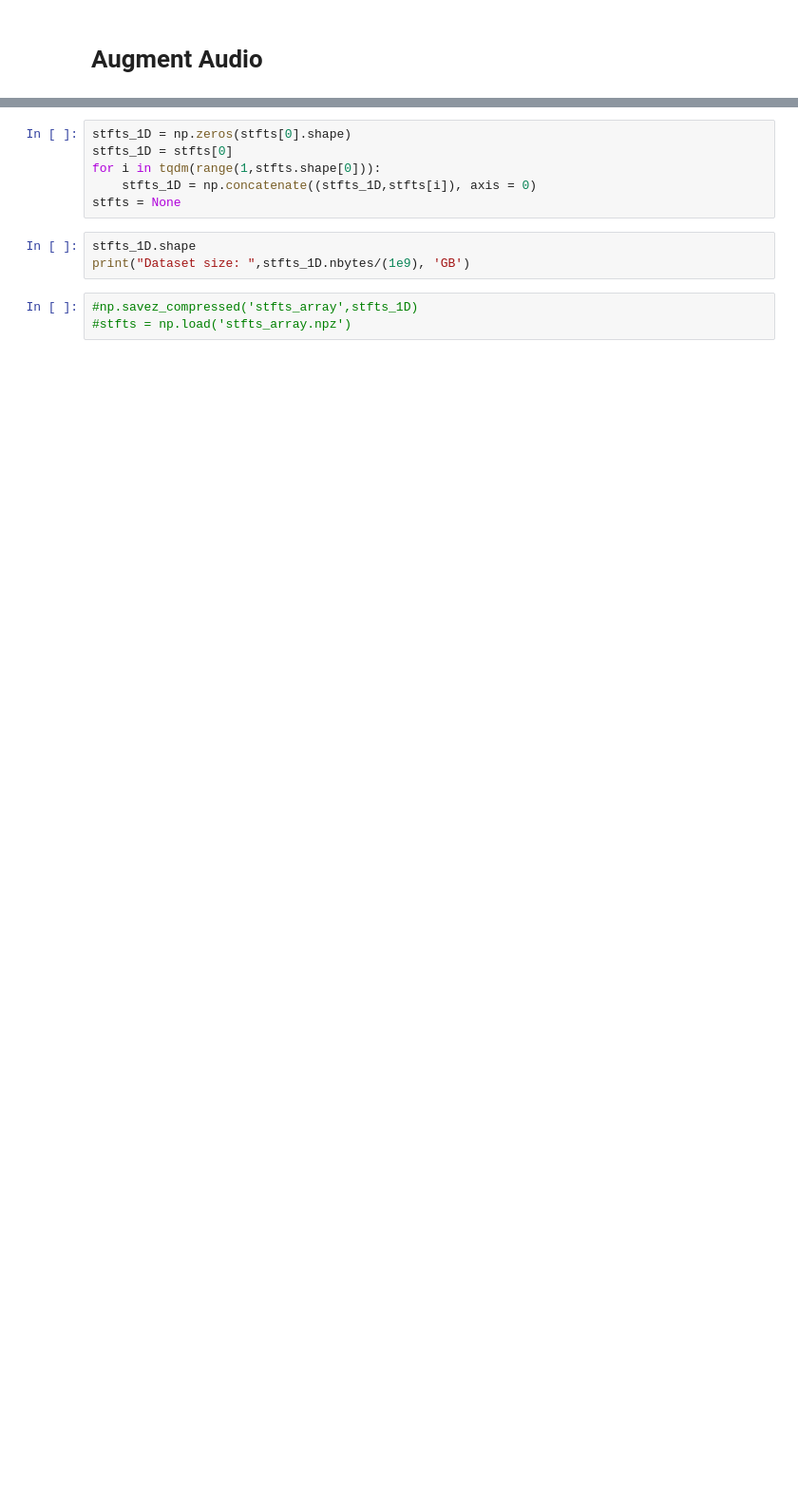
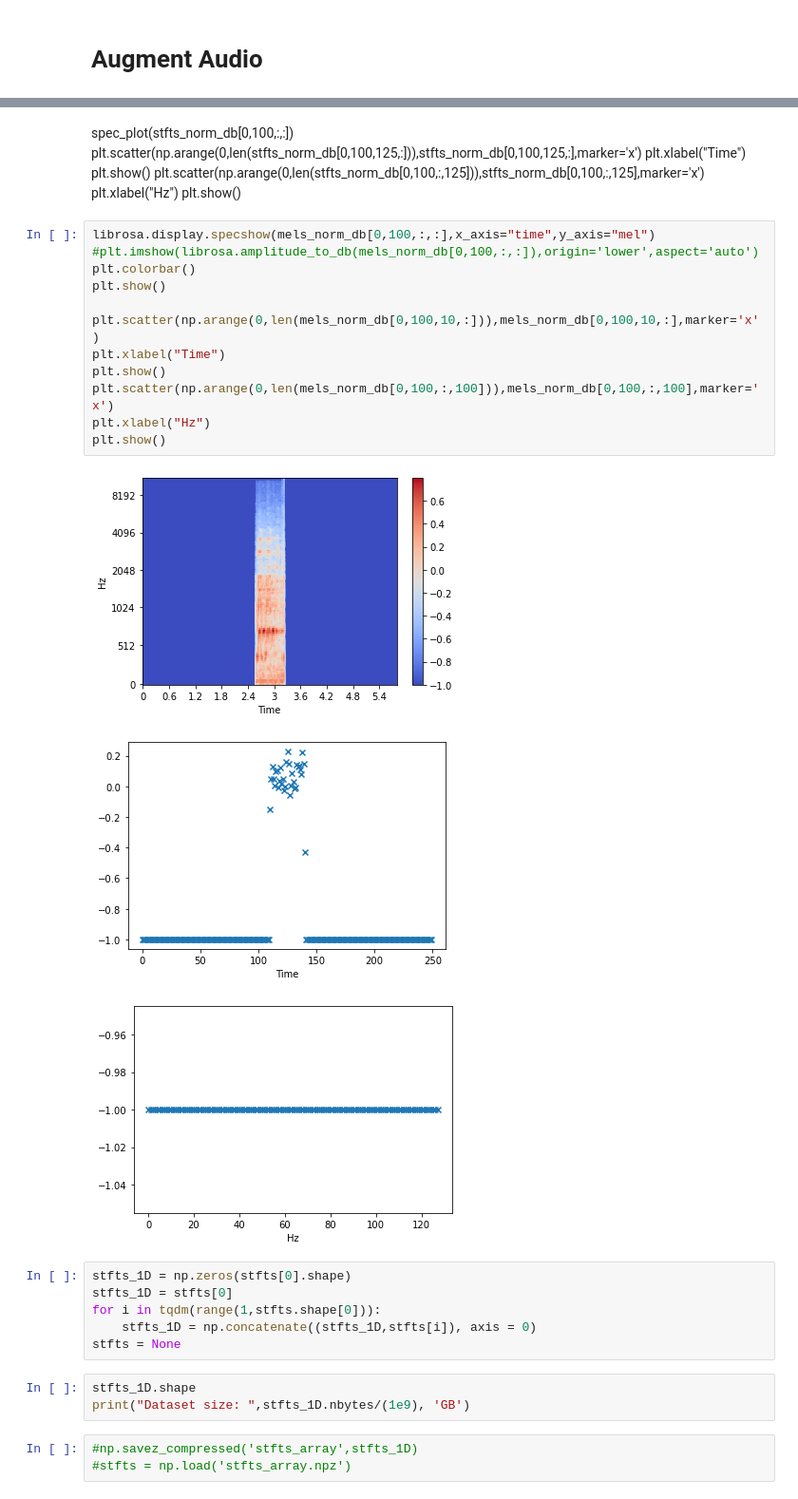
Before and after one commit to AleksandraPanfilova/Zebra_Project, a Jupyter notebook: Audio Load Example.ipynb, the cells around one changed output, grey strips where cells are left out. Shown: that part at 95% size. Saved outputs shown, nothing was run; the diff lists cells and outputs as text; blank space fills up the shorter version.

```diff
--- a/Audio Load Example.ipynb
+++ b/Audio Load Example.ipynb
@@ -80,3 +102,27 @@ spec_plot(stfts[2,400,:,:])
+# %% [markdown]
+spec_plot(stfts_norm_db[0,100,:,:])
+plt.scatter(np.arange(0,len(stfts_norm_db[0,100,125,:])),stfts_norm_db[0,100,125,:],marker='x')
+plt.xlabel("Time")
+plt.show()
+plt.scatter(np.arange(0,len(stfts_norm_db[0,100,:,125])),stfts_norm_db[0,100,:,125],marker='x')
+plt.xlabel("Hz")
+plt.show()
+# %%
+librosa.display.specshow(mels_norm_db[0,100,:,:],x_axis="time",y_axis="mel")
+#plt.imshow(librosa.amplitude_to_db(mels_norm_db[0,100,:,:]),origin='lower',aspect='auto')
+plt.colorbar()
+plt.show()
+
+plt.scatter(np.arange(0,len(mels_norm_db[0,100,10,:])),mels_norm_db[0,100,10,:],marker='x')
+plt.xlabel("Time")
+plt.show()
+plt.scatter(np.arange(0,len(mels_norm_db[0,100,:,100])),mels_norm_db[0,100,:,100],marker='x')
+plt.xlabel("Hz")
+plt.show()
+# %% [output]
+[figure, added]
+[figure, added]
+[figure, added]
 # %%
 stfts_1D = np.zeros(stfts[0].shape)
 stfts_1D = stfts[0]
```
Also changed, not shown: parts of 20 cells of this notebook, 1 other file.
